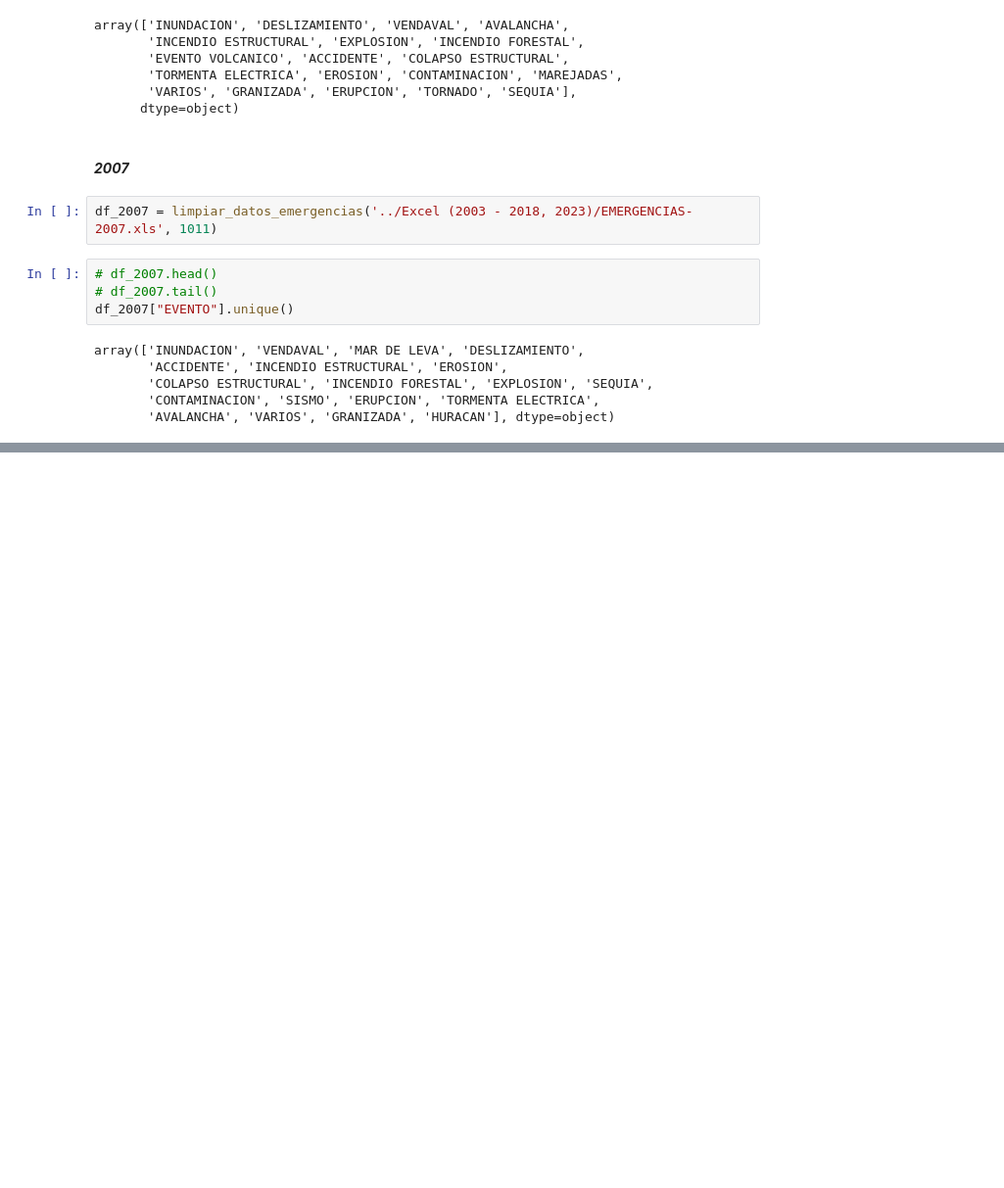
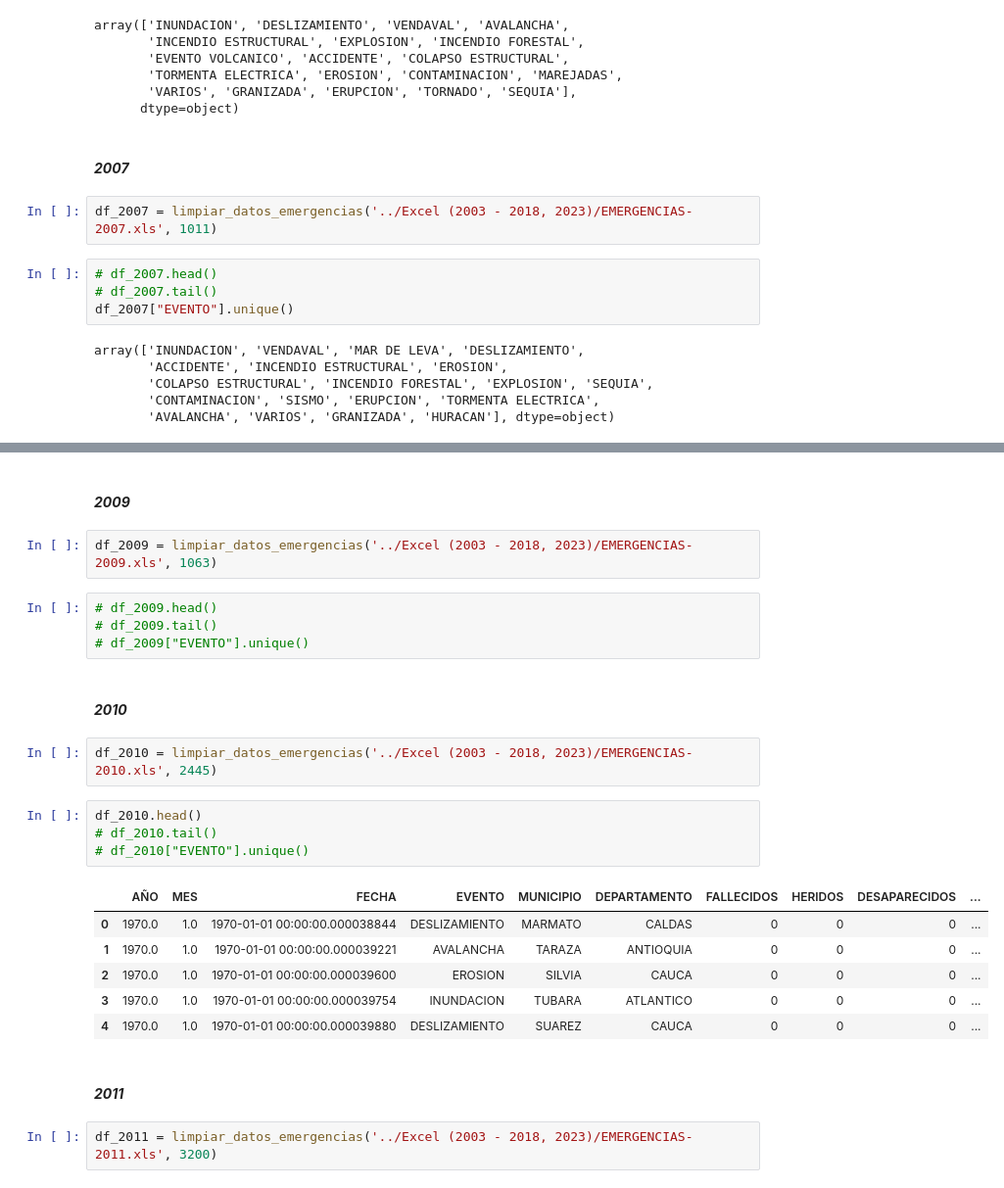
Before and after one commit to JuanRuizIng/Pacific-Data-Analytics, a Jupyter notebook: Emergencias/Notebooks/emergenciasExcel_limpieza.ipynb, the cells around one changed output, grey strips where cells are left out. Shown at 98% size. Saved outputs shown, nothing was run; the diff lists cells and outputs as text; blank space fills up the shorter version.

```diff
--- a/Emergencias/Notebooks/emergenciasExcel_limpieza.ipynb
+++ b/Emergencias/Notebooks/emergenciasExcel_limpieza.ipynb
@@ -148,0 +162,27 @@ array(['INUNDACION', 'VENDAVAL', 'MAR DE LEVA', 'DESLIZAMIENTO',
+# %% [markdown]
+#### ***2009***
+# %%
+df_2009 = limpiar_datos_emergencias('../Excel (2003 - 2018, 2023)/EMERGENCIAS-2009.xls', 1063)
+# %%
+# df_2009.head()
+# df_2009.tail()
+# df_2009["EVENTO"].unique()
+# %% [markdown]
+#### ***2010***
+# %%
+df_2010 = limpiar_datos_emergencias('../Excel (2003 - 2018, 2023)/EMERGENCIAS-2010.xls', 2445)
+# %%
+df_2010.head()
+# df_2010.tail()
+# df_2010["EVENTO"].unique()
+# %% [output]
+|  | AÑO | MES | FECHA | EVENTO | MUNICIPIO | DEPARTAMENTO | FALLECIDOS | HERIDOS | DESAPARECIDOS | ... |
+| 0 | 1970.0 | 1.0 | 1970-01-01 00:00:00.000038844 | DESLIZAMIENTO | MARMATO | CALDAS | 0 | 0 | 0 | ... |
+| 1 | 1970.0 | 1.0 | 1970-01-01 00:00:00.000039221 | AVALANCHA | TARAZA | ANTIOQUIA | 0 | 0 | 0 | ... |
+| 2 | 1970.0 | 1.0 | 1970-01-01 00:00:00.000039600 | EROSION | SILVIA | CAUCA | 0 | 0 | 0 | ... |
+| 3 | 1970.0 | 1.0 | 1970-01-01 00:00:00.000039754 | INUNDACION | TUBARA | ATLANTICO | 0 | 0 | 0 | ... |
+| 4 | 1970.0 | 1.0 | 1970-01-01 00:00:00.000039880 | DESLIZAMIENTO | SUAREZ | CAUCA | 0 | 0 | 0 | ... |
+# %% [markdown]
+#### ***2011***
+# %%
+df_2011 = limpiar_datos_emergencias('../Excel (2003 - 2018, 2023)/EMERGENCIAS-2011.xls', 3200)
```
Also changed, not shown: parts of 38 cells of this notebook.
